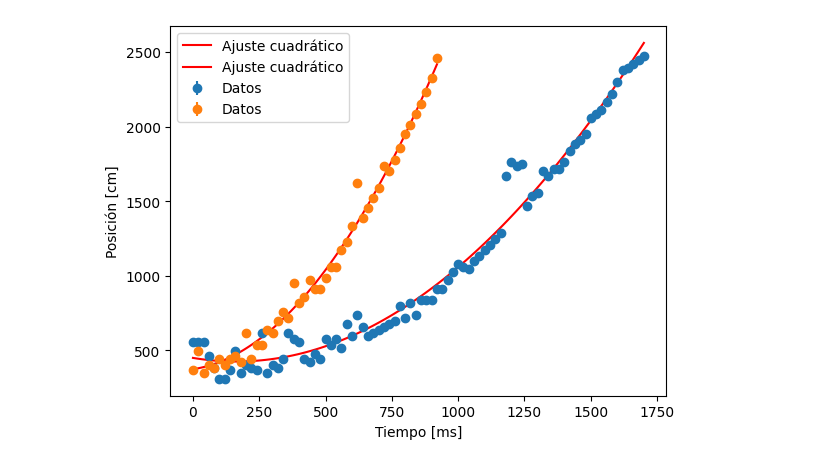
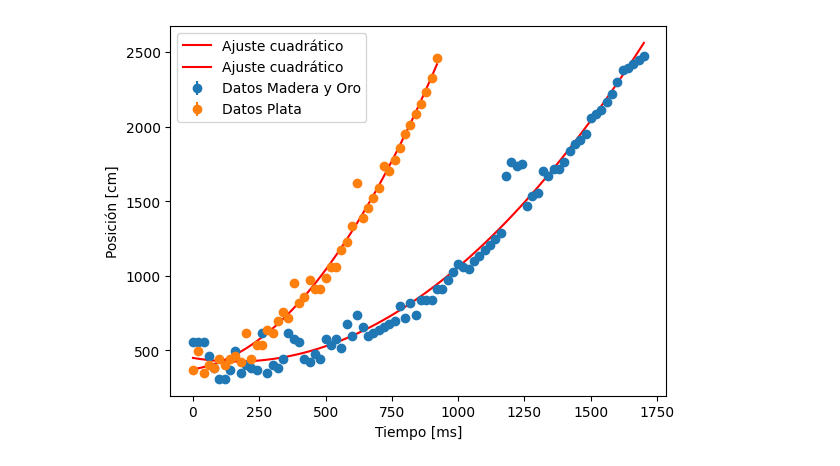
Before and after one commit to FacuVCanale/TP1-FISICA, a Jupyter notebook: a_vs_m.ipynb, the cells around one changed output. Drawn from its saved outputs; the diff is of its cells as text; code cells hidden in the pictures.

Commit message:
Fixed datasets and started making the mu approx

```diff
--- a/a_vs_m.ipynb
+++ b/a_vs_m.ipynb
@@ -25,37 +25,40 @@ from scipy.optimize import curve_fit
 datasets = ['data_maderayoro_dosplata.csv', 'data_plata_dosplata.csv']
 
 for dataset in datasets:
-
+    if datasets.index(dataset) == 0:
+        name = "Madera y Oro"
+    else:
+        name = "Plata"
     data = pd.read_csv(dataset)
 
     f_data = format_pd(data=data, intento=1)
 
 
     tiempo = f_data["t"].values
     posicion = f_data["x"].values
     errores_y =  1
     errores_x = 1
 
 
     # Definir la función cuadrática con v_0 = 0
     def modelo_cuadratico(t, a, v_0, x_0):
         return a * t**2 + v_0 * t +  x_0
 
     # Ajustar la curva
     popt, pcov = curve_fit(modelo_cuadratico, tiempo, posicion, sigma=errores_y, absolute_sigma=True)
 
     # Obtener los coeficientes ajustados y sus errores
     a_opt, v_0_opt, x_0_opt = popt
     errores = np.sqrt(np.diag(pcov))
 
     # Graficar los datos y el ajuste
     t_ajuste = np.linspace(tiempo.min(), tiempo.max(), 100)
-    plt.errorbar(tiempo, posicion, yerr=errores_y, fmt='o', label='Datos')
+    plt.errorbar(tiempo, posicion, yerr=errores_y, fmt='o', label=f'Datos {name}')
 
     plt.plot(t_ajuste, modelo_cuadratico(t_ajuste, *popt), 'r', label=f'Ajuste cuadrático')
 plt.xlabel('Tiempo [ms]')
 plt.ylabel('Posición [cm]')
 plt.legend()
 plt.show()
 # %% [output]
-[figure, old version]
+[figure, new version]
```
Also changed, not shown: 8 other files.
